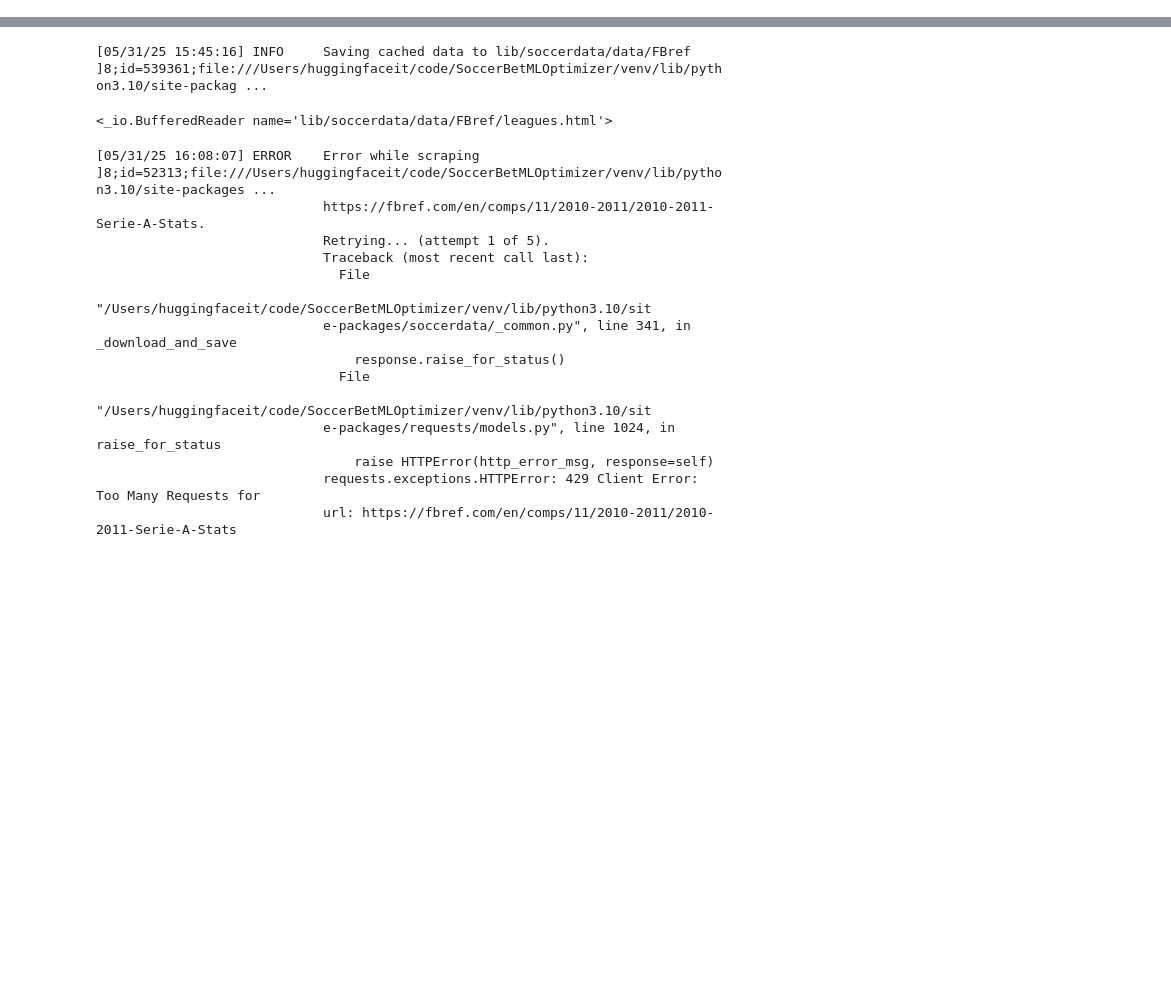
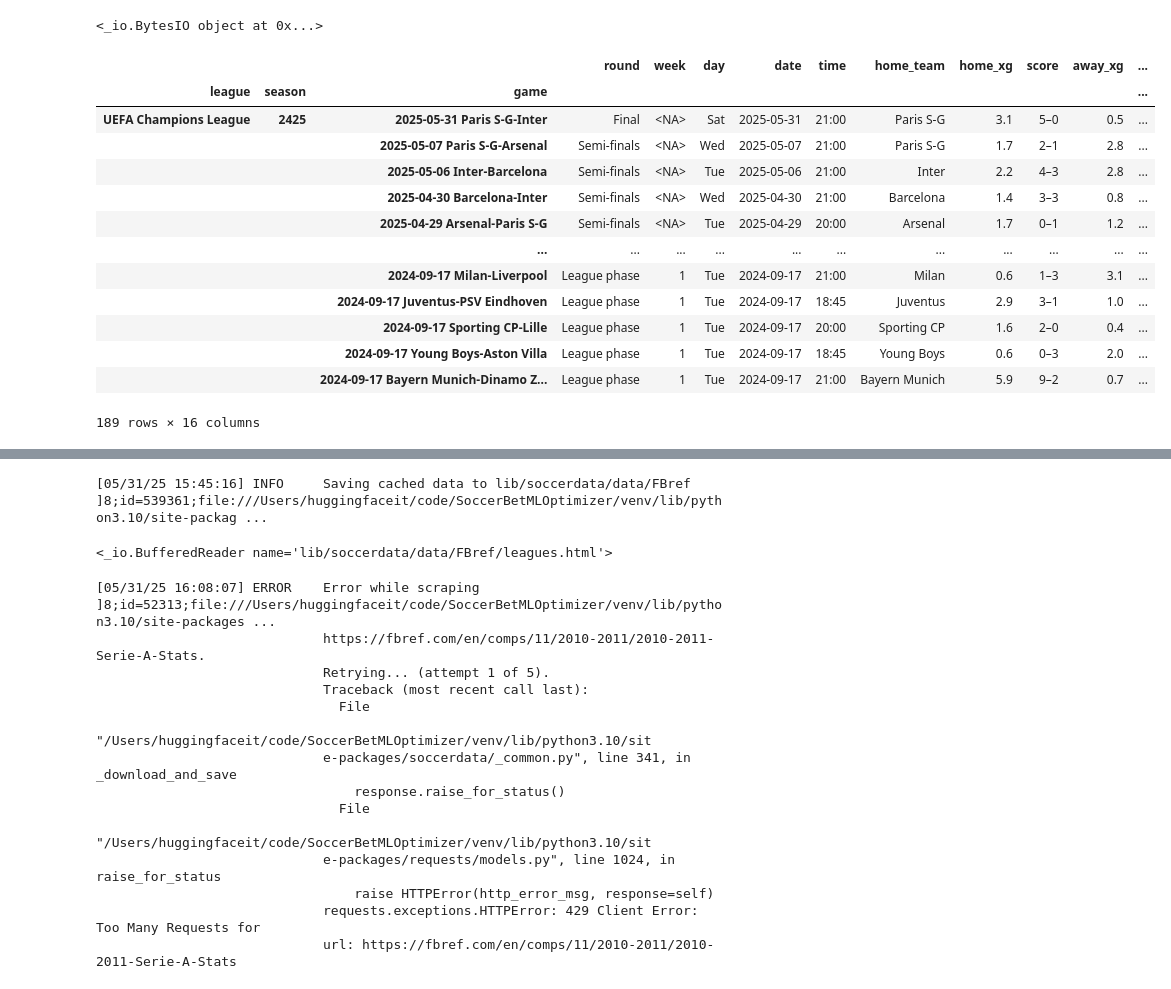
Before and after one commit to JulienDelavande/SoccerBetMLOptimizer, a Jupyter notebook: notebooks/api-exploration/soccer_data_fbref_jd_240606.ipynb, the cells around one changed output, grey strips where cells are left out. Saved outputs shown, nothing was run; the diff lists cells and outputs as text; code cells hidden in the pictures; blank space fills up the shorter version.

```diff
--- a/notebooks/api-exploration/soccer_data_fbref_jd_240606.ipynb
+++ b/notebooks/api-exploration/soccer_data_fbref_jd_240606.ipynb
@@ -7,0 +30,5 @@ import datetime
+# %%
+fbref = sd.FBref(leagues=["UEFA Champions League"], seasons=['2425'], no_cache=True)
+df = fbref.read_schedule(force_cache=False)
+df.sort_values(by=['date'], ascending=False)
+# %% [output]
@@ -7,0 +36,15 @@ import datetime
+<_io.BytesIO object at 0x...>
+|  |  |  | round | week | day | date | time | home_team | home_xg | score | away_xg | ... |
+| league | season | game |  |  |  |  |  |  |  |  |  | ... |
+| UEFA Champions League | 2425 | 2025-05-31 Paris S-G-Inter | Final | <NA> | Sat | 2025-05-31 | 21:00 | Paris S-G | 3.1 | 5–0 | 0.5 | ... |
+|  |  | 2025-05-07 Paris S-G-Arsenal | Semi-finals | <NA> | Wed | 2025-05-07 | 21:00 | Paris S-G | 1.7 | 2–1 | 2.8 | ... |
+|  |  | 2025-05-06 Inter-Barcelona | Semi-finals | <NA> | Tue | 2025-05-06 | 21:00 | Inter | 2.2 | 4–3 | 2.8 | ... |
+|  |  | 2025-04-30 Barcelona-Inter | Semi-finals | <NA> | Wed | 2025-04-30 | 21:00 | Barcelona | 1.4 | 3–3 | 0.8 | ... |
+|  |  | 2025-04-29 Arsenal-Paris S-G | Semi-finals | <NA> | Tue | 2025-04-29 | 20:00 | Arsenal | 1.7 | 0–1 | 1.2 | ... |
+|  |  | ... | ... | ... | ... | ... | ... | ... | ... | ... | ... | ... |
+|  |  | 2024-09-17 Milan-Liverpool | League phase | 1 | Tue | 2024-09-17 | 21:00 | Milan | 0.6 | 1–3 | 3.1 | ... |
+|  |  | 2024-09-17 Juventus-PSV Eindhoven | League phase | 1 | Tue | 2024-09-17 | 18:45 | Juventus | 2.9 | 3–1 | 1.0 | ... |
+|  |  | 2024-09-17 Sporting CP-Lille | League phase | 1 | Tue | 2024-09-17 | 20:00 | Sporting CP | 1.6 | 2–0 | 0.4 | ... |
+|  |  | 2024-09-17 Young Boys-Aston Villa | League phase | 1 | Tue | 2024-09-17 | 18:45 | Young Boys | 0.6 | 0–3 | 2.0 | ... |
+|  |  | 2024-09-17 Bayern Munich-Dinamo Z... | League phase | 1 | Tue | 2024-09-17 | 21:00 | Bayern Munich | 5.9 | 9–2 | 0.7 | ... |
+189 rows × 16 columns
```
Also changed, not shown: parts of 7 cells of this notebook, 43 other files.
